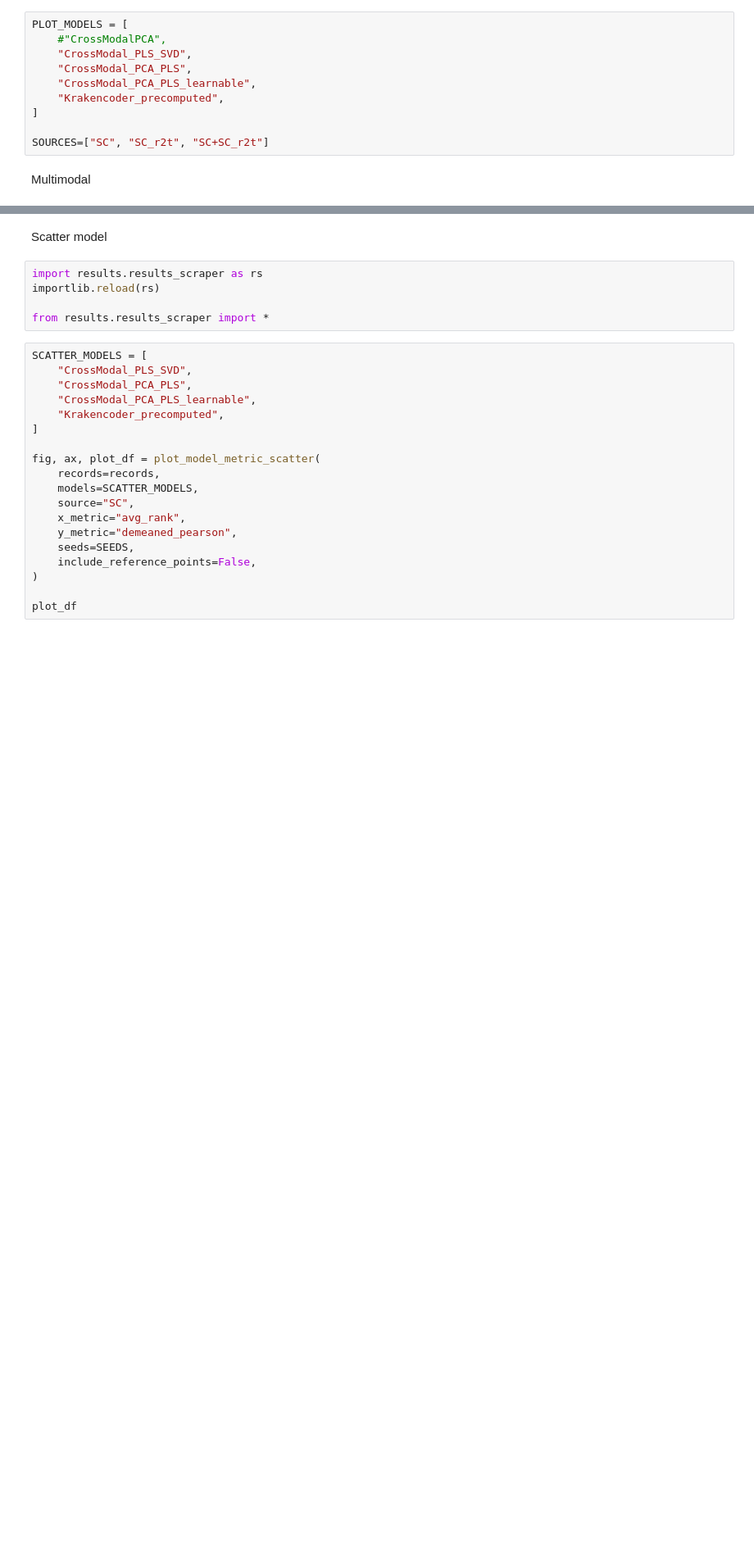
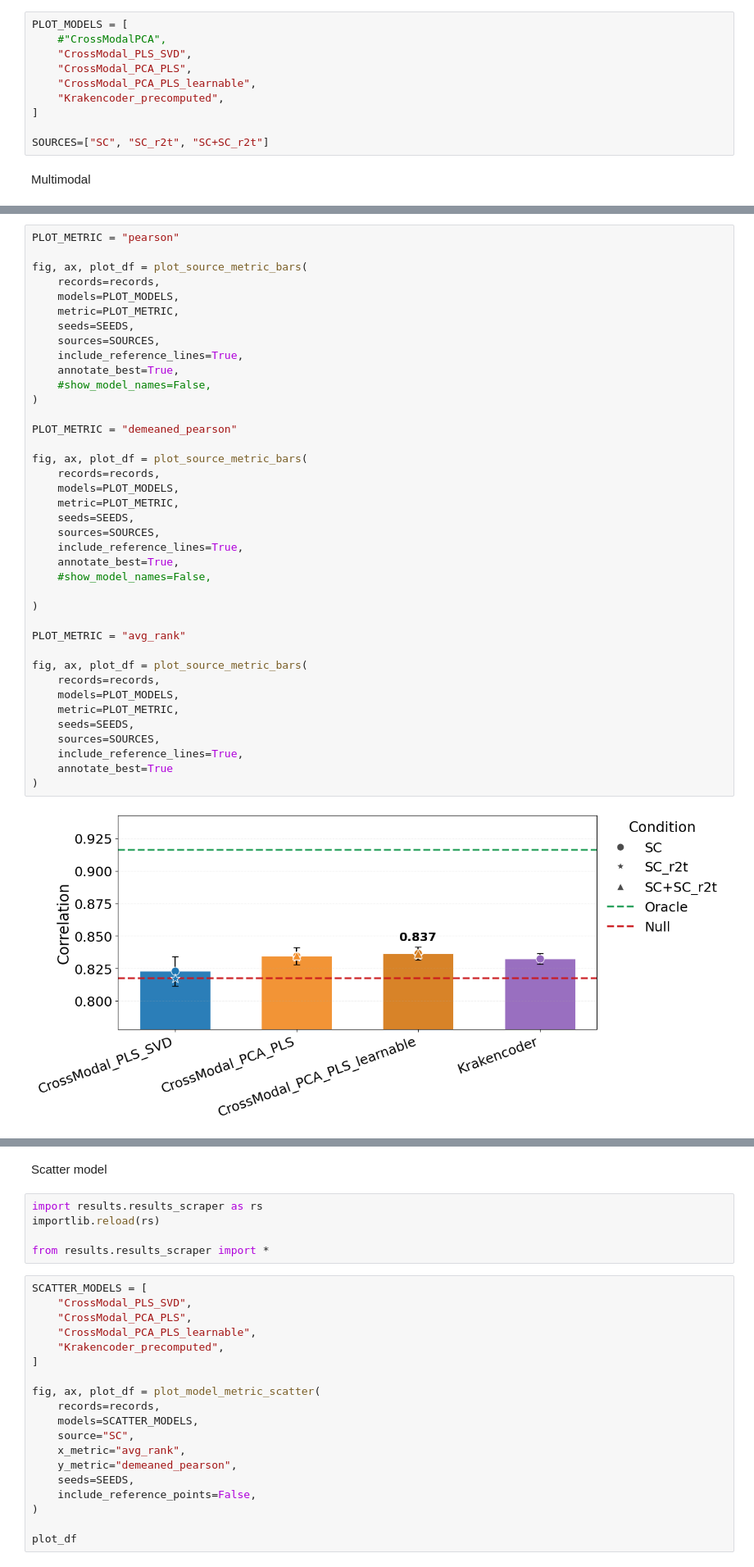
Before and after one commit to alexander-ratzan/Conn2Conn, a Jupyter notebook: scrape_SCtype_results.ipynb, the cells around one changed output, grey strips where cells are left out. Shown at 82% size. Cells and saved outputs as stored; diff of their text form; blank space fills up the shorter version.

```diff
--- a/scrape_SCtype_results.ipynb
+++ b/scrape_SCtype_results.ipynb
@@ -441,0 +457,41 @@ fig, ax, plot_df = plot_source_metric_bars(
+# %%
+PLOT_METRIC = "pearson"
+
+fig, ax, plot_df = plot_source_metric_bars(
+    records=records,
+    models=PLOT_MODELS,
+    metric=PLOT_METRIC,
+    seeds=SEEDS,
+    sources=SOURCES,
+    include_reference_lines=True,
+    annotate_best=True,
+    #show_model_names=False,
+)
+
+PLOT_METRIC = "demeaned_pearson"
+
+fig, ax, plot_df = plot_source_metric_bars(
+    records=records,
+    models=PLOT_MODELS,
+    metric=PLOT_METRIC,
+    seeds=SEEDS,
+    sources=SOURCES,
+    include_reference_lines=True,
+    annotate_best=True,
+    #show_model_names=False,
+
+)
+
+PLOT_METRIC = "avg_rank"
+
+fig, ax, plot_df = plot_source_metric_bars(
+    records=records,
+    models=PLOT_MODELS,
+    metric=PLOT_METRIC,
+    seeds=SEEDS,
+    sources=SOURCES,
+    include_reference_lines=True,
+    annotate_best=True
+)
+# %% [output]
+[figure, added]
```
Also changed, not shown: parts of 2 cells of this notebook, 7 other files.
